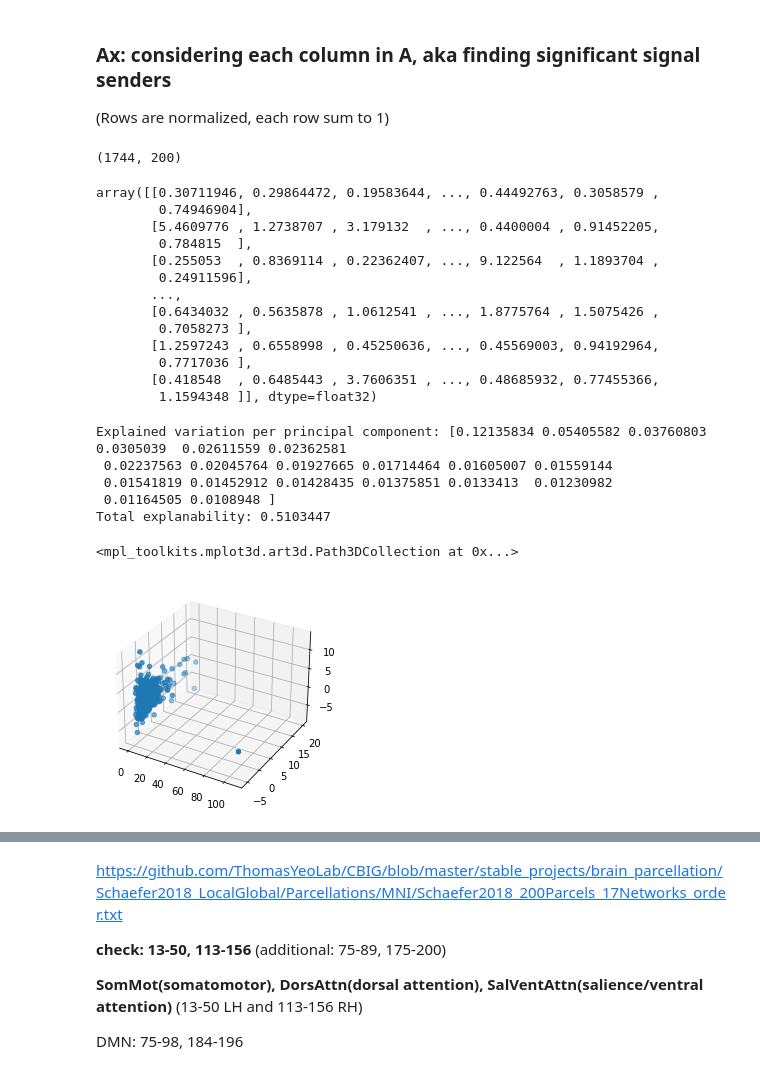
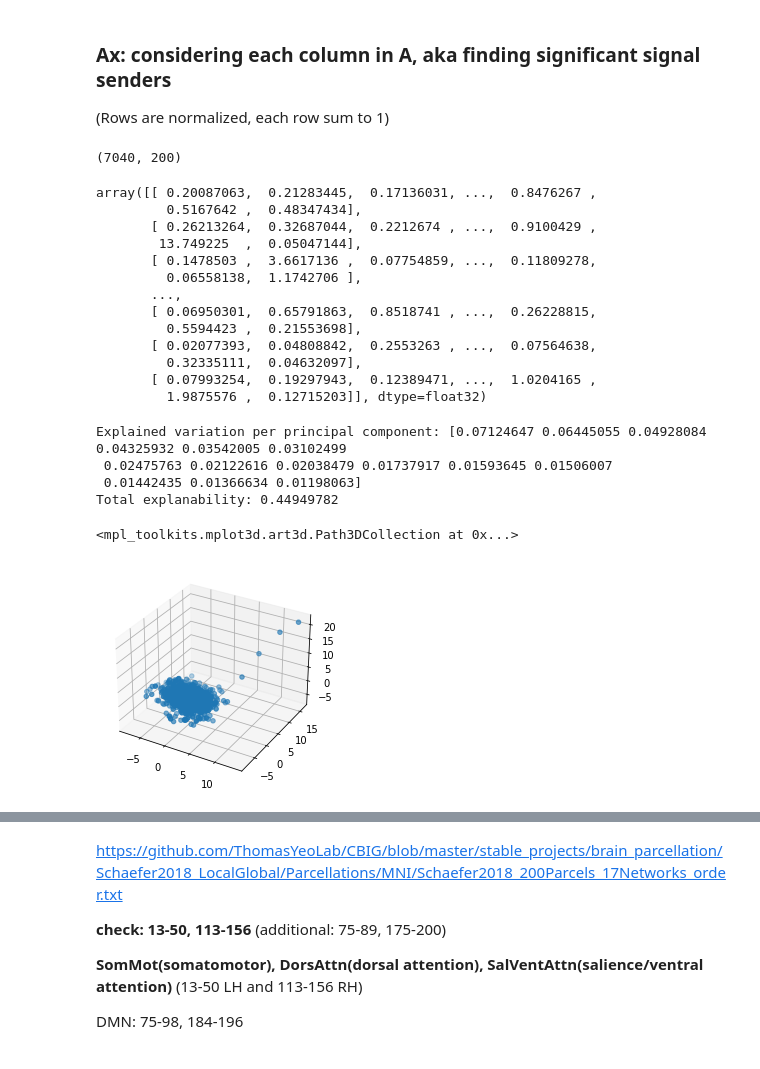
Before and after one commit to sklin93/Graph-WaveNet, a Jupyter notebook: adj_cluster.ipynb, the cells around one changed output, grey strips where cells are left out. Cells and saved outputs as stored; diff of their text form; code cells hidden in the pictures.

```diff
--- a/adj_cluster.ipynb
+++ b/adj_cluster.ipynb
@@ -15,43 +15,42 @@ import time
 ### Ax: considering each column in A, aka finding significant signal senders
 (Rows are normalized, each row sum to 1)
 # %%
-data = np.load('adaptive_adj_d5.npy')
+data = np.load('adaptive_adj_F_DYN-1.npy')
 data = data.sum(1)
 data.shape
 # %% [output]
-(1744, 200)
+(7040, 200)
 # %%
 data
 # %% [output]
-array([[0.30711946, 0.29864472, 0.19583644, ..., 0.44492763, 0.3058579 ,
-        0.74946904],
-       [5.4609776 , 1.2738707 , 3.179132  , ..., 0.4400004 , 0.91452205,
-        0.784815  ],
-       [0.255053  , 0.8369114 , 0.22362407, ..., 9.122564  , 1.1893704 ,
-        0.24911596],
+array([[ 0.20087063,  0.21283445,  0.17136031, ...,  0.8476267 ,
+         0.5167642 ,  0.48347434],
+       [ 0.26213264,  0.32687044,  0.2212674 , ...,  0.9100429 ,
+        13.749225  ,  0.05047144],
+       [ 0.1478503 ,  3.6617136 ,  0.07754859, ...,  0.11809278,
+         0.06558138,  1.1742706 ],
        ...,
-       [0.6434032 , 0.5635878 , 1.0612541 , ..., 1.8775764 , 1.5075426 ,
-        0.7058273 ],
-       [1.2597243 , 0.6558998 , 0.45250636, ..., 0.45569003, 0.94192964,
-        0.7717036 ],
-       [0.418548  , 0.6485443 , 3.7606351 , ..., 0.48685932, 0.77455366,
-        1.1594348 ]], dtype=float32)
+       [ 0.06950301,  0.65791863,  0.8518741 , ...,  0.26228815,
+         0.5594423 ,  0.21553698],
+       [ 0.02077393,  0.04808842,  0.2553263 , ...,  0.07564638,
+         0.32335111,  0.04632097],
+       [ 0.07993254,  0.19297943,  0.12389471, ...,  1.0204165 ,
+         1.9875576 ,  0.12715203]], dtype=float32)
 # %%
-pca = PCA(n_components=20)
+pca = PCA(n_components=15)
 pca_result = pca.fit_transform(data)
 print('Explained variation per principal component: {}'.format(pca.explained_variance_ratio_))
 print('Total explanability:', pca.explained_variance_ratio_.sum())
 
 ax = plt.figure().gca(projection='3d')
 ax.scatter(pca_result[:,0], pca_result[:,1], pca_result[:,2])
 # %% [output]
-Explained variation per principal component: [0.12135834 0.05405582 0.03760803 0.0305039  0.02611559 0.02362581
- 0.02237563 0.02045764 0.01927665 0.01714464 0.01605007 0.01559144
- 0.01541819 0.01452912 0.01428435 0.01375851 0.0133413  0.01230982
- 0.01164505 0.0108948 ]
-Total explanability: 0.5103447
+Explained variation per principal component: [0.07124647 0.06445055 0.04928084 0.04325932 0.03542005 0.03102499
+ 0.02475763 0.02122616 0.02038479 0.01737917 0.01593645 0.01506007
+ 0.01442435 0.01366634 0.01198063]
+Total explanability: 0.44949782
 <mpl_toolkits.mplot3d.art3d.Path3DCollection at 0x...>
-[figure, old version]
+[figure, new version]
 # %%
 # tsne from data
 time_start = time.time()
```
Also changed, not shown: parts of 5 cells of this notebook, 3 other files.
